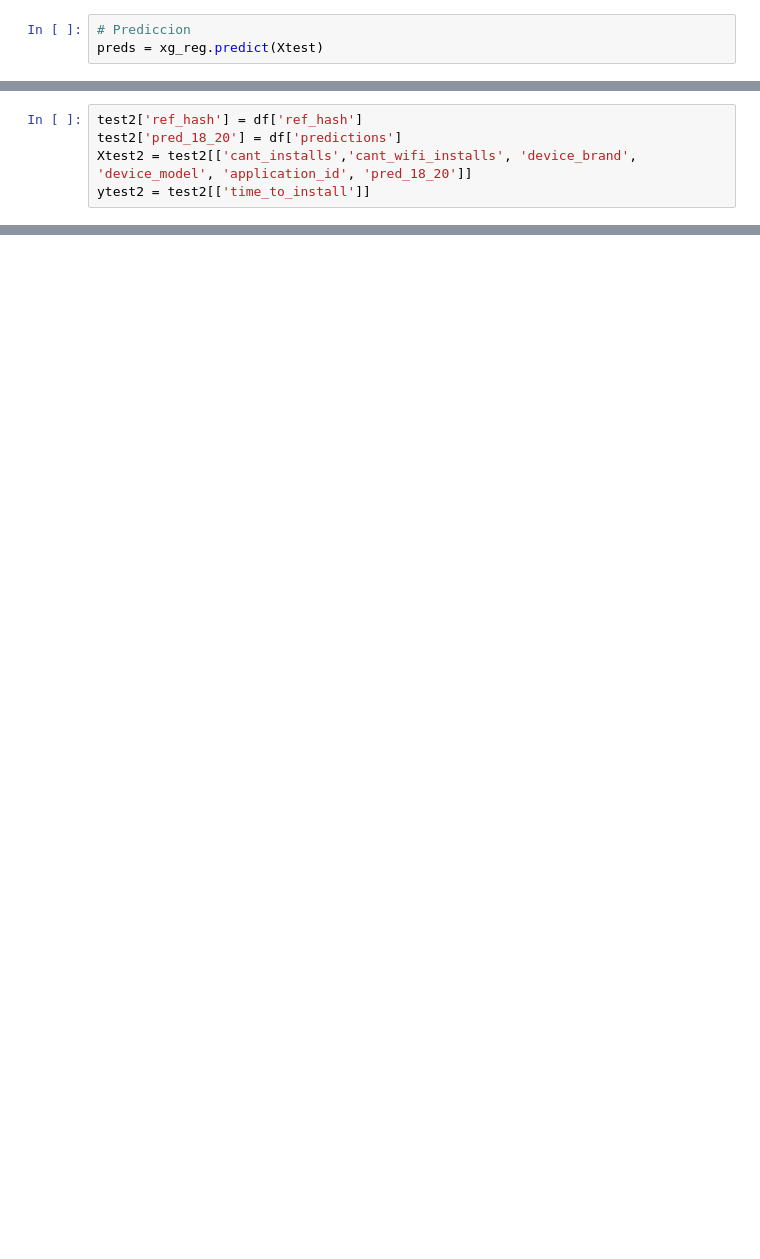
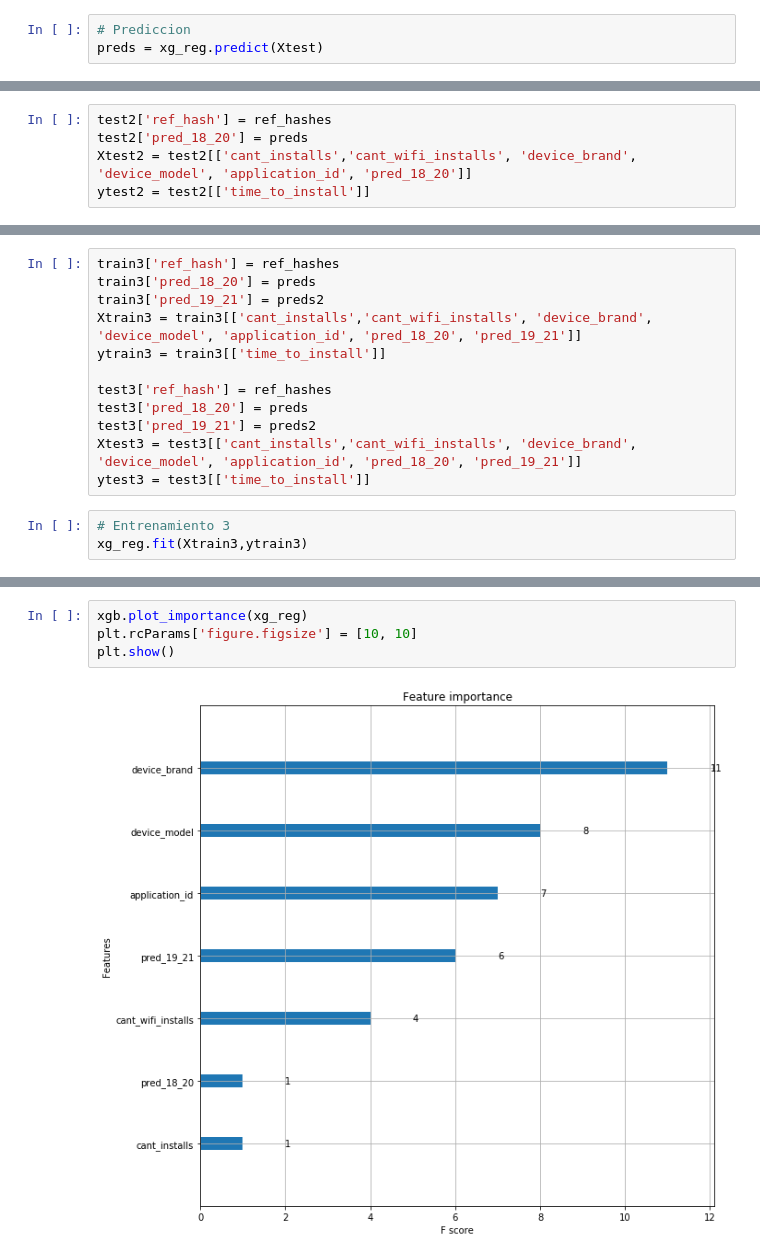
Before and after one commit to GastonMontes/75.06-Datos-Grupo22-TP1, a Jupyter notebook: tp2/preds_como_feature/XGBoost_Installs.ipynb, the cells around one changed output, grey strips where cells are left out. Saved outputs shown, nothing was run; the diff lists cells and outputs as text; blank space fills up the shorter version.

```diff
--- a/tp2/preds_como_feature/XGBoost_Installs.ipynb
+++ b/tp2/preds_como_feature/XGBoost_Installs.ipynb
@@ -67,8 +102,8 @@ train2['pred_18_20'] = df['predictions']
 Xtrain2 = train2[['cant_installs','cant_wifi_installs', 'device_brand', 'device_model', 'application_id', 'pred_18_20']]
 ytrain2 = train2[['time_to_install']]
 # %%
-test2['ref_hash'] = df['ref_hash']
-test2['pred_18_20'] = df['predictions']
+test2['ref_hash'] = ref_hashes
+test2['pred_18_20'] = preds
 Xtest2 = test2[['cant_installs','cant_wifi_installs', 'device_brand', 'device_model', 'application_id', 'pred_18_20']]
 ytest2 = test2[['time_to_install']]
 # %%
@@ -104,0 +158,15 @@ plt.show()
+# %%
+train3['ref_hash'] = ref_hashes
+train3['pred_18_20'] = preds
+train3['pred_19_21'] = preds2
+Xtrain3 = train3[['cant_installs','cant_wifi_installs', 'device_brand', 'device_model', 'application_id', 'pred_18_20', 'pred_19_21']]
+ytrain3 = train3[['time_to_install']]
+
+test3['ref_hash'] = ref_hashes
+test3['pred_18_20'] = preds
+test3['pred_19_21'] = preds2
+Xtest3 = test3[['cant_installs','cant_wifi_installs', 'device_brand', 'device_model', 'application_id', 'pred_18_20', 'pred_19_21']]
+ytest3 = test3[['time_to_install']]
+# %%
+# Entrenamiento 3
+xg_reg.fit(Xtrain3,ytrain3)
@@ -104,0 +213,6 @@ plt.show()
+# %%
+xgb.plot_importance(xg_reg)
+plt.rcParams['figure.figsize'] = [10, 10]
+plt.show()
+# %% [output]
+[figure, added]
```
Also changed, not shown: parts of 29 cells of this notebook, 10 other files.
